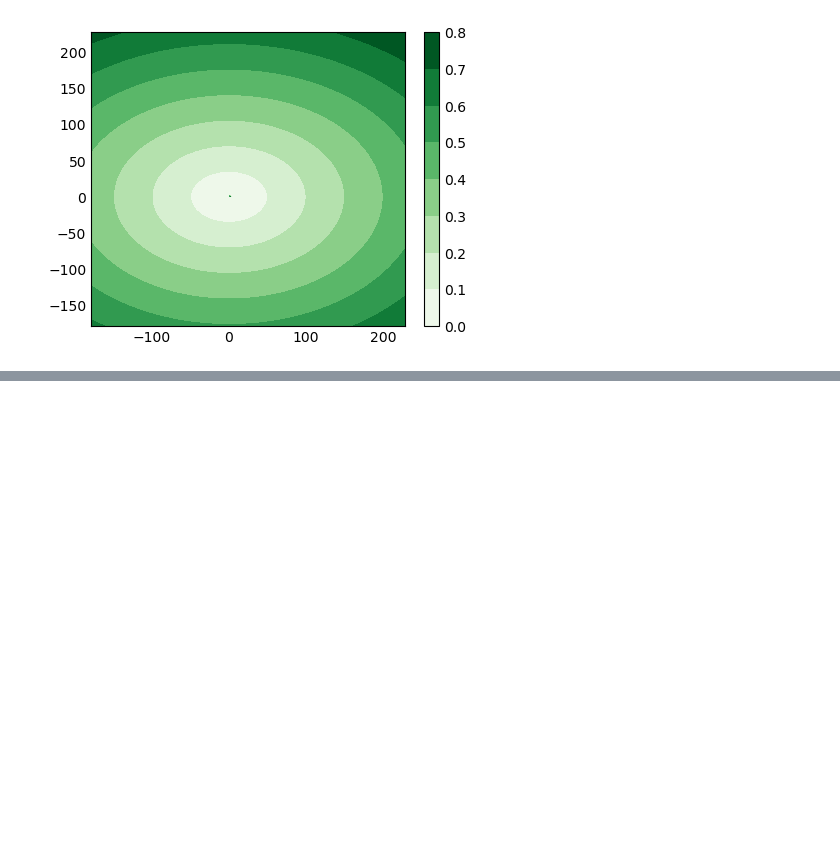
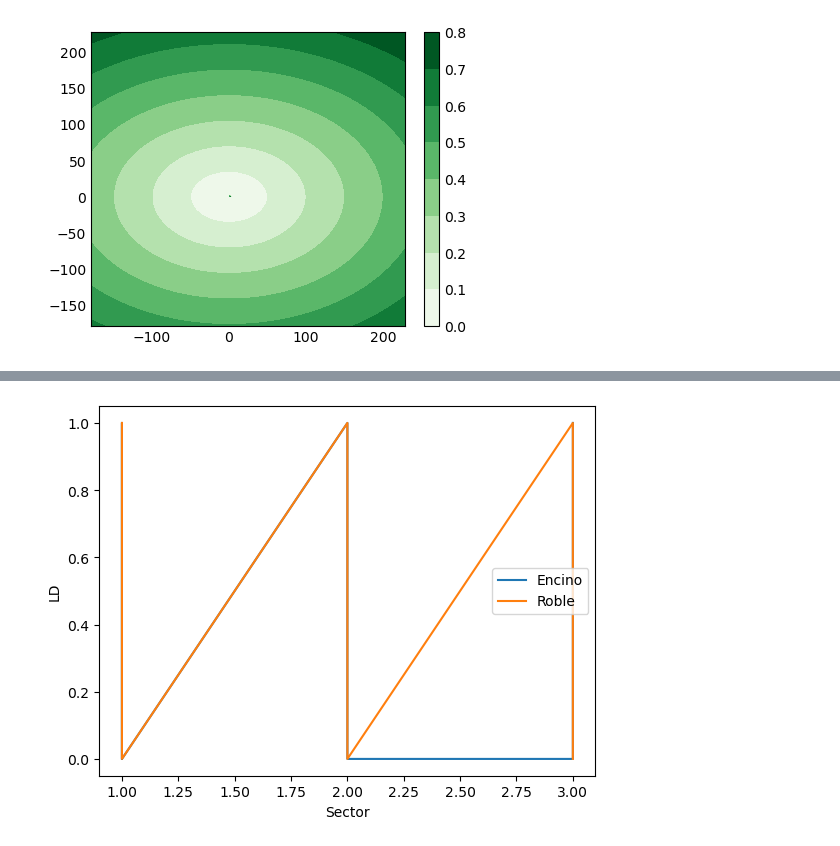
Before and after one commit to MetricForestTeam/MetricForest, a Jupyter notebook: Fuente de datos.ipynb, the cells around one changed output, grey strips where cells are left out. Cells and saved outputs as stored; diff of their text form; code cells hidden in the pictures; blank space fills up the shorter version.

```diff
--- a/Fuente de datos.ipynb
+++ b/Fuente de datos.ipynb
@@ -129,0 +149,5 @@ plt.show()
+# %%
+import pandas as pd
+from matplotlib import pyplot as plt
+prueba=pd.read_csv("prueba.csv")
+prueba
@@ -129,0 +168,3 @@ plt.show()
+# %%
+Encino=prueba[prueba.Especie=="Encino"]
+Encino
@@ -129,0 +185,3 @@ plt.show()
+# %%
+Roble=prueba[prueba.Especie=="Roble"]
+Roble
@@ -129,0 +202,9 @@ plt.show()
+# %%
+plt.plot(Encino.Sector, Encino.LD)
+plt.plot(Roble.Sector, Roble.LD)
+plt.legend(["Encino", "Roble"])
+plt.xlabel("Sector")
+plt.ylabel("LD")
+plt.show()
+# %% [output]
+[figure, added]
```
Also changed, not shown: parts of 9 cells of this notebook.
